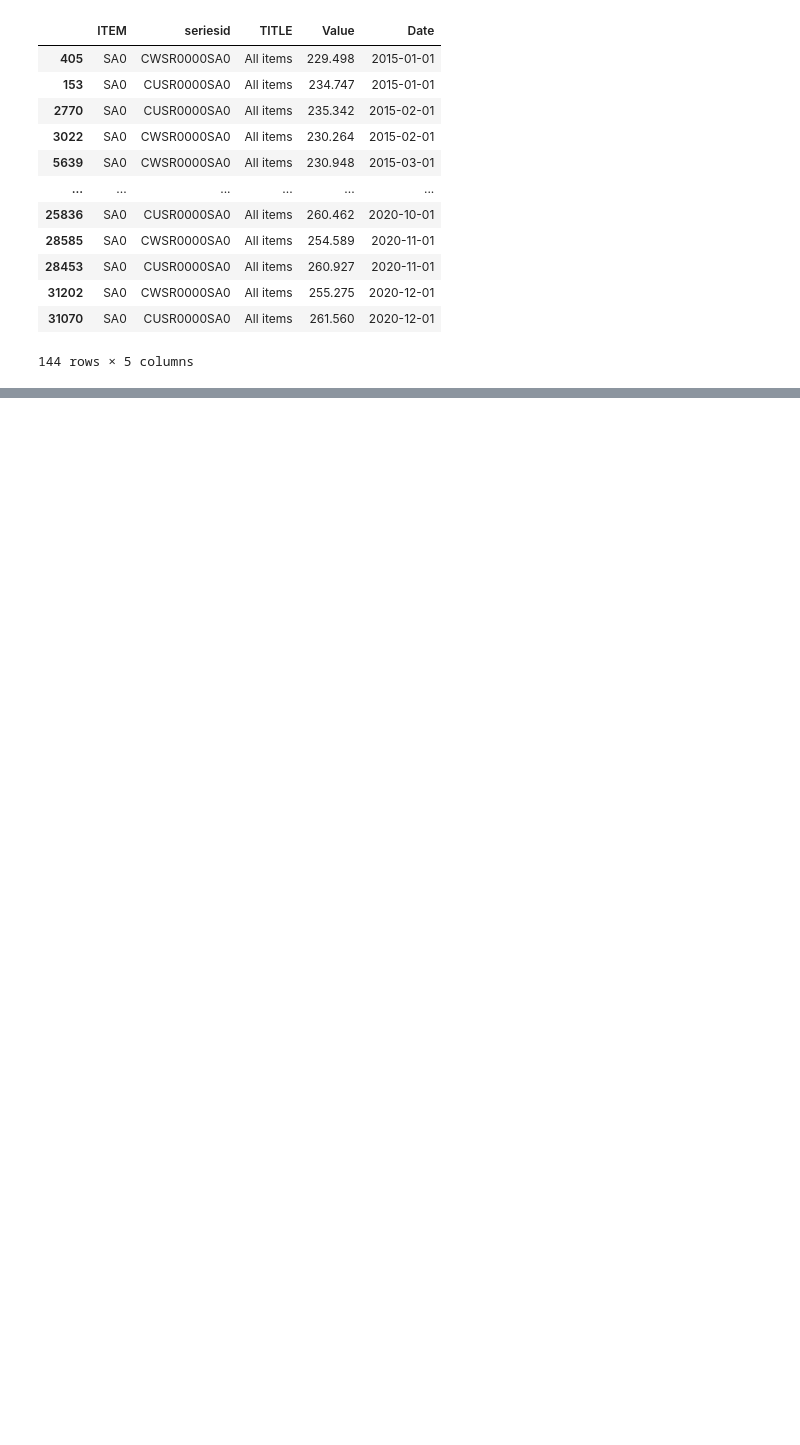
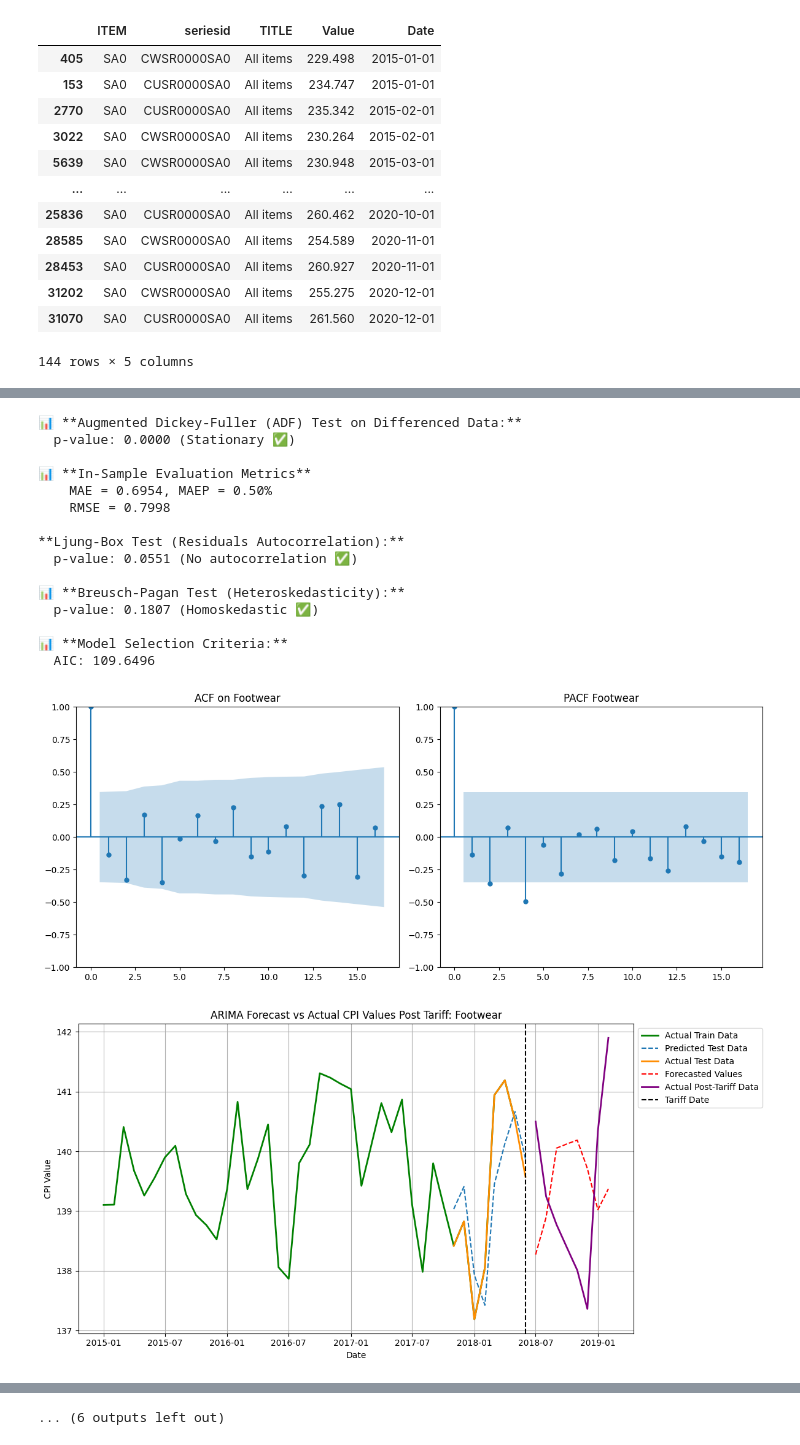
Before and after one commit to MADS-Lions/GoodsComparison2018Tariffs, a Jupyter notebook: notebooks/Modelling - US_arima_forecasts.ipynb, the cells around one changed output, grey strips where cells are left out. Drawn from its saved outputs; the diff is of its cells as text; code cells hidden in the pictures; blank space fills up the shorter version.

Commit message:
Add changes with updates to modelling files and comments

```diff
--- a/notebooks/Modelling - US_arima_forecasts.ipynb
+++ b/notebooks/Modelling - US_arima_forecasts.ipynb
@@ -147,6 +167,12 @@ shelter_clothing_df = pd.DataFrame({group: pd.concat(cols, axis=1).mean(axis=1)
 shelter_columns = [col for col, group in categories_mapping['Shelter'].items() if col in df_pivoted.columns]
 clothing_columns = [col for col, group in categories_mapping['Clothing and footwear'].items() if col in df_pivoted.columns]
 
+
 shelter_clothing_df['Shelter'] = shelter_clothing_df[['Owned accommodation', 'Rented accommodation', 'Water, fuel and electricity']].mean(axis=1)
 shelter_clothing_df['Clothing and Footwear'] = shelter_clothing_df[['Clothing',	'Footwear',	'Clothing accessories, watches and jewellery']].mean(axis=1)
-shelter_clothing_df
+
+grocery_columns = [col for col in ['Produce', 'Bakery and Cereal', 'Dairy', 'Fish and Seafood', 'Meat', 'Beverages', 'Prepared Foods', 'Other Foods'] if col in shelter_clothing_df.columns]
+shelter_clothing_df['Groceries'] = shelter_clothing_df[grocery_columns].mean(axis=1)
+
+# Ensure index is datetime
+shelter_clothing_df.index = pd.to_datetime(shelter_clothing_df.index)
@@ -199,2 +178,0 @@ df_USA_CPI_pivot = df_USA_CPI_melt.pivot_table(index = 'Date', columns = 'Catego
-# %%
-_, _, forecast_df, post_tariff_data, tariff_date, model = arima_model(df_USA_CPI_pivot, 'Groceries', (12,1,3), '2018-06-01', 8, 8)
@@ -229,0 +182,27 @@ chart1+chart2+chart3
+# %%
+# List of forecasts to make for report
+us_cat_list = ['Footwear', 'Clothing', 'Clothing and Footwear', 'Groceries', 'Fish and Seafood', 'Dairy']
+
+# Getting forecasts for report categories per-tariff to post-tariff
+for i in us_cat_list:
+    model = arima_model(shelter_clothing_df, i, (5,1,0), '2018-06-1', 8, 8)
+    plot_acf_pcf(shelter_clothing_df, i, '2017-10-1', lags=16)
+    plot_arima_results(shelter_clothing_df, i, model)
+# %% [output]
+📊 **Augmented Dickey-Fuller (ADF) Test on Differenced Data:**
+  p-value: 0.0000 (Stationary ✅)
+
+📊 **In-Sample Evaluation Metrics**
+    MAE = 0.6954, MAEP = 0.50%
+    RMSE = 0.7998
+
+**Ljung-Box Test (Residuals Autocorrelation):**
+  p-value: 0.0551 (No autocorrelation ✅)
+
+📊 **Breusch-Pagan Test (Heteroskedasticity):**
+  p-value: 0.1807 (Homoskedastic ✅)
+
+📊 **Model Selection Criteria:**
+  AIC: 109.6496
+[figure, added]
+[figure, added]
@@ -229,0 +260 @@ chart1+chart2+chart3
+... (6 outputs left out)
```
Also changed, not shown: parts of 17 cells of this notebook, 4 other files.
